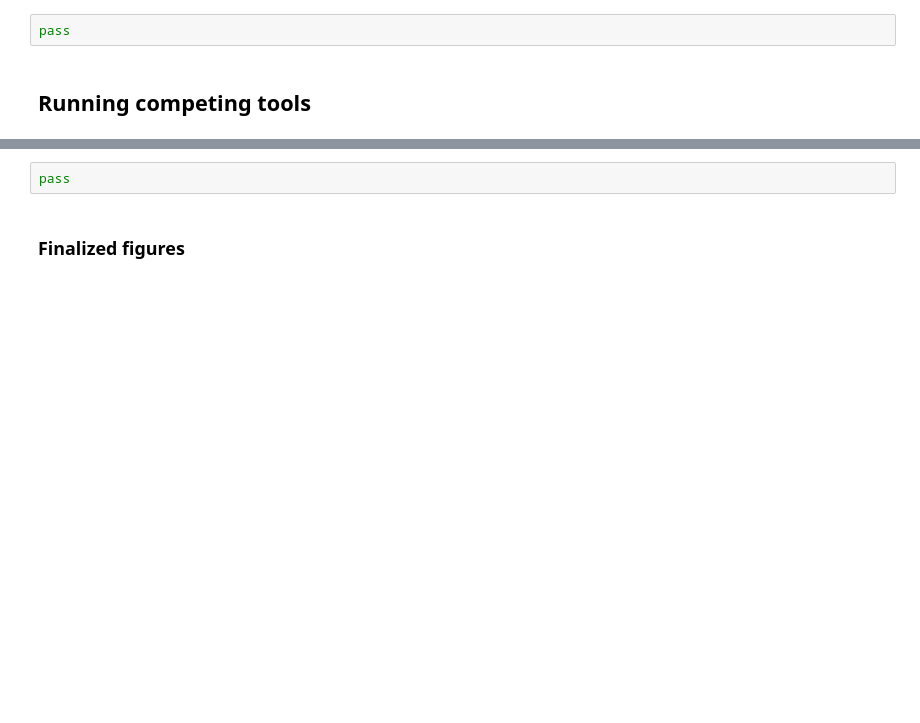
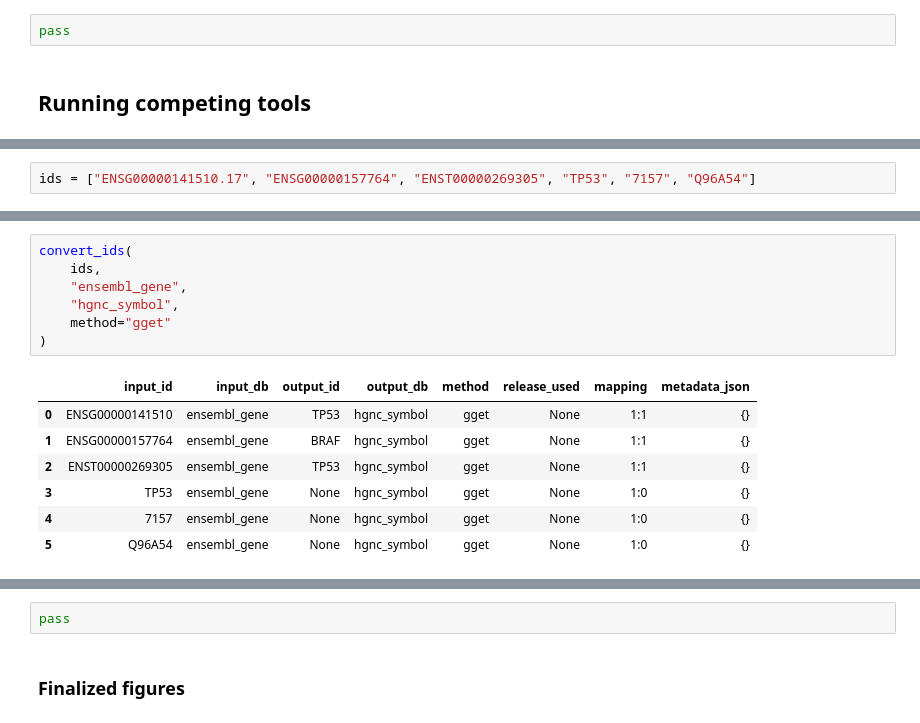
Before and after one commit to theislab/idtrack, a Jupyter notebook: docs/_notebooks/experiment_cellranger_idtrack/run.ipynb, the cells around one changed output, grey strips where cells are left out. Saved outputs shown, nothing was run; the diff lists cells and outputs as text; blank space fills up the shorter version.

```diff
--- a/docs/_notebooks/experiment_cellranger_idtrack/run.ipynb
+++ b/docs/_notebooks/experiment_cellranger_idtrack/run.ipynb
@@ -376,0 +495,2 @@ pass
+# %%
+ids = ["ENSG00000141510.17", "ENSG00000157764", "ENST00000269305", "TP53", "7157", "Q96A54"]
@@ -376,0 +538,15 @@ pass
+# %%
+convert_ids(
+    ids,
+    "ensembl_gene",
+    "hgnc_symbol",
+    method="gget"
+)
+# %% [output]
+|  | input_id | input_db | output_id | output_db | method | release_used | mapping | metadata_json |
+| 0 | ENSG00000141510 | ensembl_gene | TP53 | hgnc_symbol | gget | None | 1:1 | {} |
+| 1 | ENSG00000157764 | ensembl_gene | BRAF | hgnc_symbol | gget | None | 1:1 | {} |
+| 2 | ENST00000269305 | ensembl_gene | TP53 | hgnc_symbol | gget | None | 1:1 | {} |
+| 3 | TP53 | ensembl_gene | None | hgnc_symbol | gget | None | 1:0 | {} |
+| 4 | 7157 | ensembl_gene | None | hgnc_symbol | gget | None | 1:0 | {} |
+| 5 | Q96A54 | ensembl_gene | None | hgnc_symbol | gget | None | 1:0 | {} |
```
Also changed, not shown: parts of 46 cells of this notebook, 21 other files.
